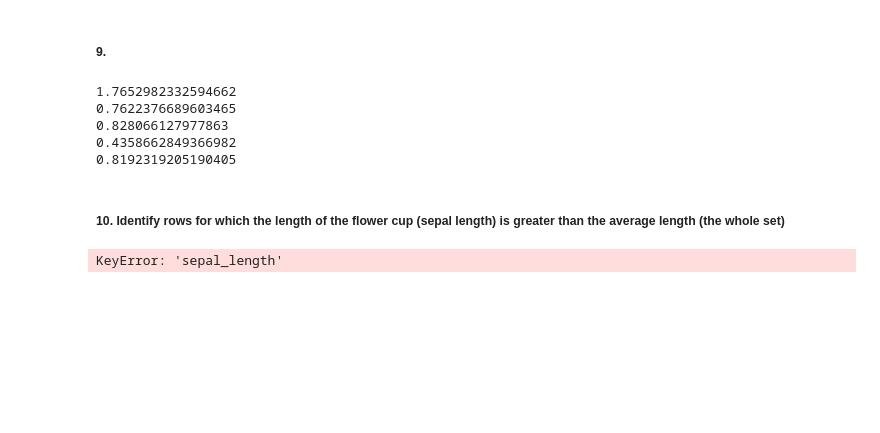
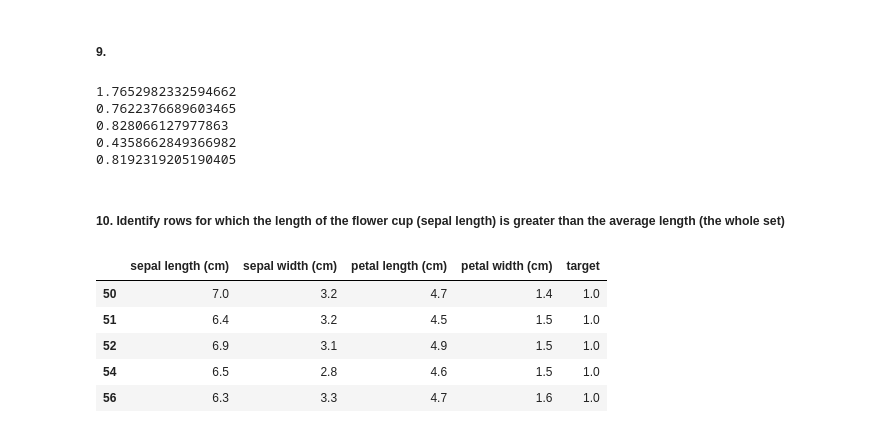
Before and after one commit to jrosa02/ML-2024S, a Jupyter notebook: lab1/lab1.ipynb, the cells around one changed output. Drawn from its saved outputs; the diff is of its cells as text; code cells hidden in the pictures; blank space fills up the shorter version.

```diff
--- a/lab1/lab1.ipynb
+++ b/lab1/lab1.ipynb
@@ -146,7 +147,12 @@ print(iris["target"].std())
 ##### 10. Identify rows for which the length of the flower cup (sepal length) is greater than the average length (the whole set)
 # %%
 avrg = iris["sepal length (cm)"].mean()
-f_iris = iris[iris['sepal_length'] > avrg]
+f_iris = iris[iris["sepal length (cm)"] > avrg]
 f_iris.head()
 # %% [output]
-KeyError: 'sepal_length'
+|  | sepal length (cm) | sepal width (cm) | petal length (cm) | petal width (cm) | target |
+| 50 | 7.0 | 3.2 | 4.7 | 1.4 | 1.0 |
+| 51 | 6.4 | 3.2 | 4.5 | 1.5 | 1.0 |
+| 52 | 6.9 | 3.1 | 4.9 | 1.5 | 1.0 |
+| 54 | 6.5 | 2.8 | 4.6 | 1.5 | 1.0 |
+| 56 | 6.3 | 3.3 | 4.7 | 1.6 | 1.0 |
```
Also changed, not shown: parts of 3 cells of this notebook.
